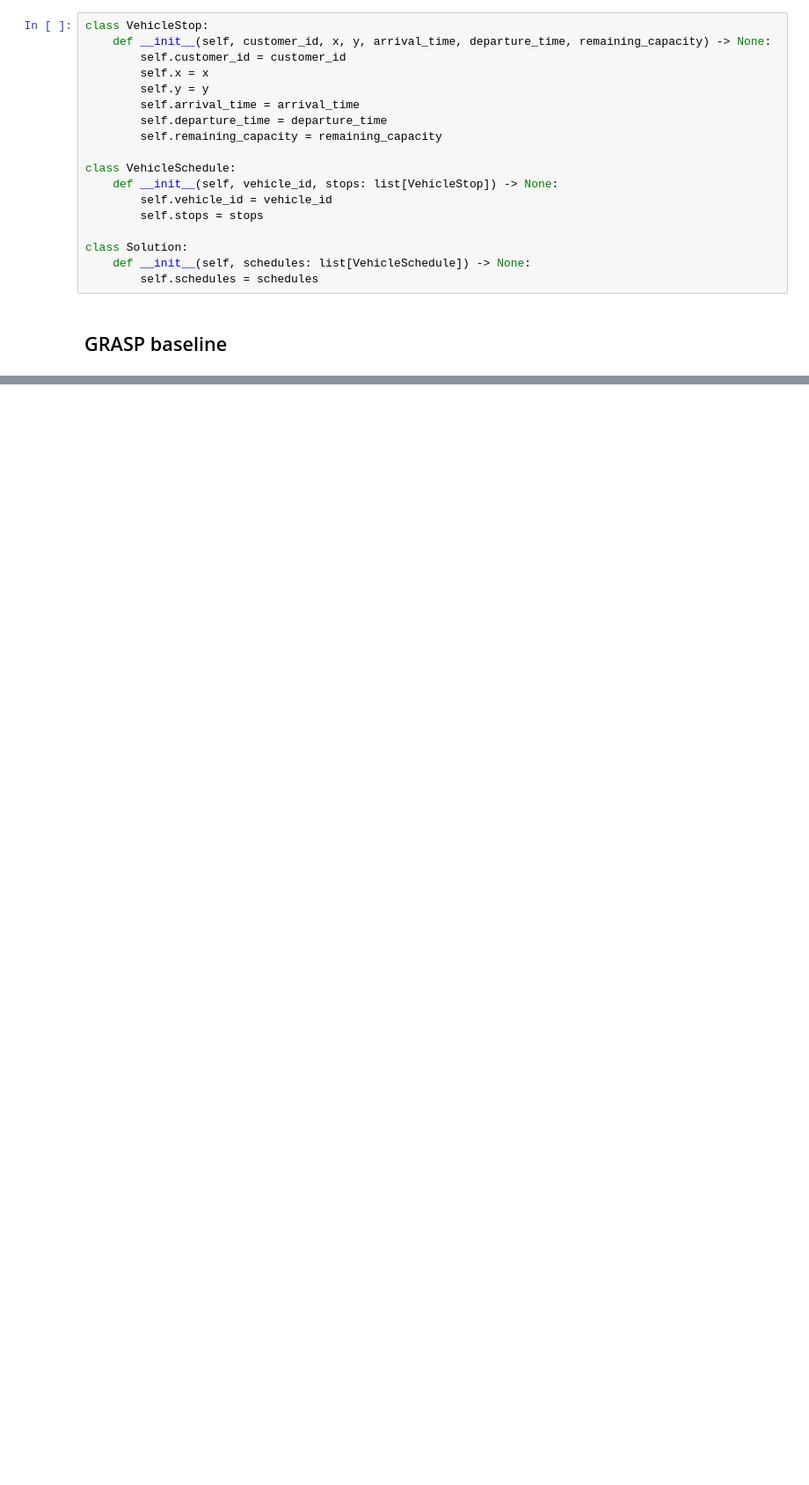
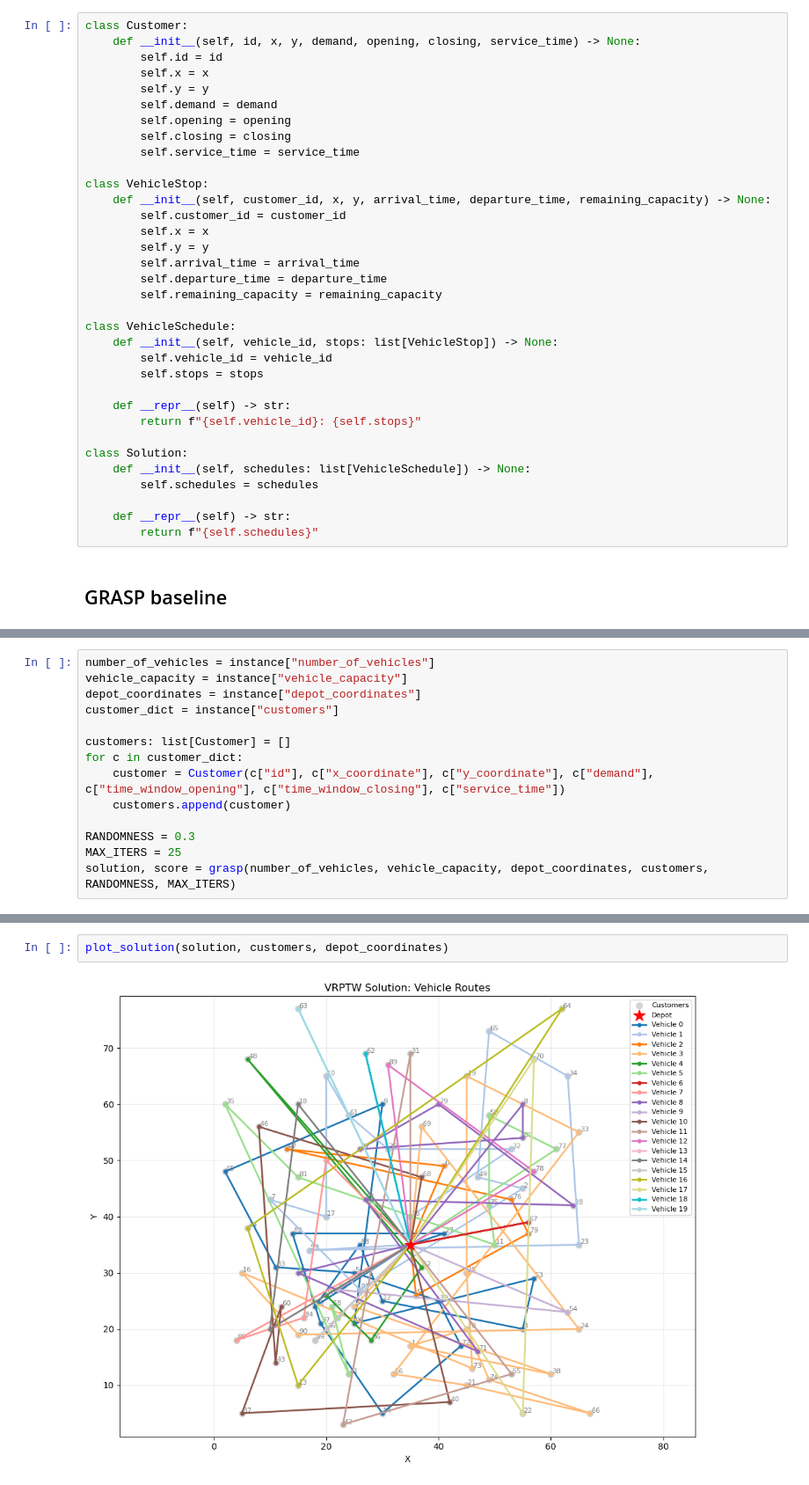
Before and after one commit to benbekir/optimization-algorithms, a Jupyter notebook: vehicle-routing/VRPTW.ipynb, the cells around one changed output, grey strips where cells are left out. Shown at 88% size. Drawn from its saved outputs; the diff is of its cells as text; blank space fills up the shorter version.

Commit message:
basic solution construction works

```diff
--- a/vehicle-routing/VRPTW.ipynb
+++ b/vehicle-routing/VRPTW.ipynb
@@ -75,6 +75,16 @@ instance
    'time_window_closing': 195.0,
    'service_time': 10.0}]}
 # %%
+class Customer:
+    def __init__(self, id, x, y, demand, opening, closing, service_time) -> None:
+        self.id = id
+        self.x = x
+        self.y = y
+        self.demand = demand
+        self.opening = opening
+        self.closing = closing
+        self.service_time = service_time
+
 class VehicleStop:
     def __init__(self, customer_id, x, y, arrival_time, departure_time, remaining_capacity) -> None:
         self.customer_id = customer_id
@@ -89,9 +99,15 @@ class VehicleSchedule:
         self.vehicle_id = vehicle_id
         self.stops = stops
 
+    def __repr__(self) -> str:
+        return f"{self.vehicle_id}: {self.stops}"
+
 class Solution:
     def __init__(self, schedules: list[VehicleSchedule]) -> None:
         self.schedules = schedules
+
+    def __repr__(self) -> str:
+        return f"{self.schedules}"
 # %% [markdown]
 ## GRASP baseline
 # %%
@@ -140,0 +182,14 @@ solution, score = grasp(instance, RANDOMNESS, MAX_ITERS)
+# %%
+number_of_vehicles = instance["number_of_vehicles"]
+vehicle_capacity = instance["vehicle_capacity"]
+depot_coordinates = instance["depot_coordinates"]
+customer_dict = instance["customers"]
+
+customers: list[Customer] = []
+for c in customer_dict:
+    customer = Customer(c["id"], c["x_coordinate"], c["y_coordinate"], c["demand"], c["time_window_opening"], c["time_window_closing"], c["service_time"])
+    customers.append(customer)
+
+RANDOMNESS = 0.3
+MAX_ITERS = 25
+solution, score = grasp(number_of_vehicles, vehicle_capacity, depot_coordinates, customers, RANDOMNESS, MAX_ITERS)
@@ -140,0 +269,4 @@ solution, score = grasp(instance, RANDOMNESS, MAX_ITERS)
+# %%
+plot_solution(solution, customers, depot_coordinates)
+# %% [output]
+[figure, added]
```
Also changed, not shown: parts of 3 cells of this notebook.
